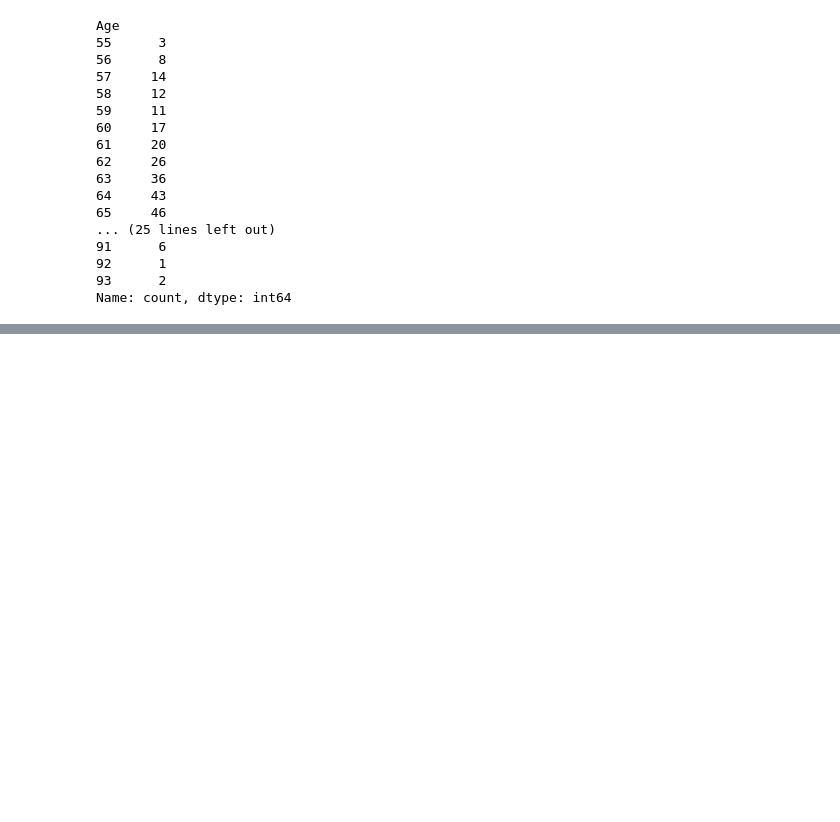
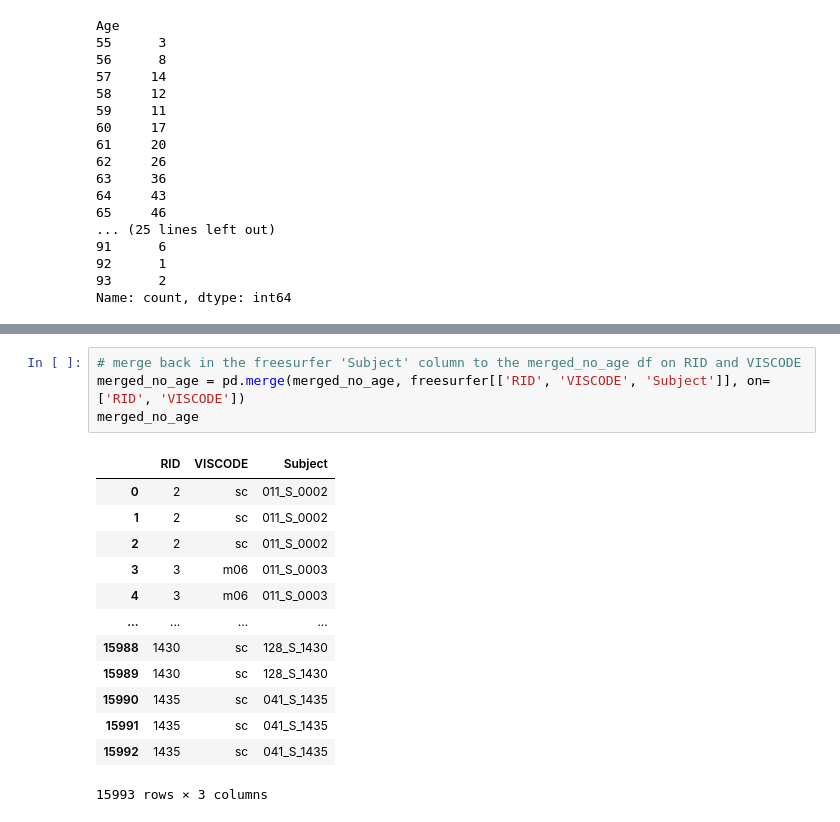
Before and after one commit to DCAN-Labs/lifespan_seg_model_data, a Jupyter notebook: notebooks-for-lssm/adni_for_lssm.ipynb, the cells around one changed output, grey strips where cells are left out. Cells and saved outputs as stored; diff of their text form; blank space fills up the shorter version.

```diff
--- a/notebooks-for-lssm/adni_for_lssm.ipynb
+++ b/notebooks-for-lssm/adni_for_lssm.ipynb
@@ -411,0 +431,18 @@ Name: count, dtype: int64
+# %%
+# merge back in the freesurfer 'Subject' column to the merged_no_age df on RID and VISCODE
+merged_no_age = pd.merge(merged_no_age, freesurfer[['RID', 'VISCODE', 'Subject']], on=['RID', 'VISCODE'])
+merged_no_age
+# %% [output]
+|  | RID | VISCODE | Subject |
+| 0 | 2 | sc | 011_S_0002 |
+| 1 | 2 | sc | 011_S_0002 |
+| 2 | 2 | sc | 011_S_0002 |
+| 3 | 3 | m06 | 011_S_0003 |
+| 4 | 3 | m06 | 011_S_0003 |
+| ... | ... | ... | ... |
+| 15988 | 1430 | sc | 128_S_1430 |
+| 15989 | 1430 | sc | 128_S_1430 |
+| 15990 | 1435 | sc | 041_S_1435 |
+| 15991 | 1435 | sc | 041_S_1435 |
+| 15992 | 1435 | sc | 041_S_1435 |
+15993 rows × 3 columns
```
Also changed, not shown: parts of 9 cells of this notebook, 1 other file.
